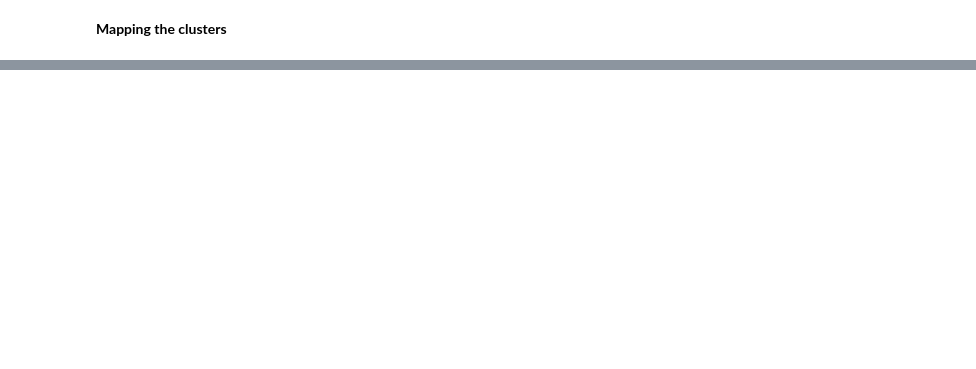
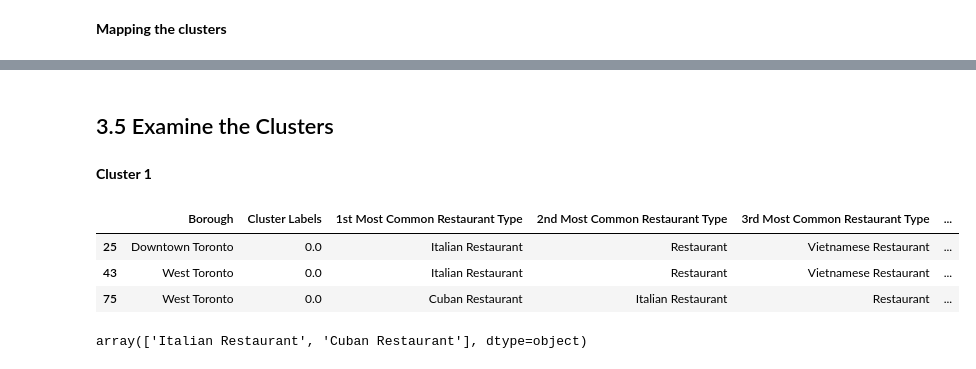
Before and after one commit to chikoungoun/IBM-Courses, a Jupyter notebook: Battle of the Neighborhoods/Battle of the neighborhoods Description of The problem Week 2.ipynb, the cells around one changed output, grey strips where cells are left out. Drawn from its saved outputs; the diff is of its cells as text; code cells hidden in the pictures; blank space fills up the shorter version.

```diff
--- a/Battle of the Neighborhoods/Battle of the neighborhoods Description of The problem Week 2.ipynb
+++ b/Battle of the Neighborhoods/Battle of the neighborhoods Description of The problem Week 2.ipynb
@@ -621 +650,17 @@ map_clusters
 [interactive output not drawn]
+# %% [markdown]
+## 3.5 Examine the Clusters
+# %% [markdown]
+**Cluster 1**
+# %%
+cluster1 = toronto_merged.loc[toronto_merged['Cluster Labels'] == 0,toronto_merged.columns[[1,2] + list(range(5, toronto_merged.shape[1]))]]
+cluster1
+# %% [output]
+|  | Borough | Cluster Labels | 1st Most Common Restaurant Type | 2nd Most Common Restaurant Type | 3rd Most Common Restaurant Type | ... |
+| 25 | Downtown Toronto | 0.0 | Italian Restaurant | Restaurant | Vietnamese Restaurant | ... |
+| 43 | West Toronto | 0.0 | Italian Restaurant | Restaurant | Vietnamese Restaurant | ... |
+| 75 | West Toronto | 0.0 | Cuban Restaurant | Italian Restaurant | Restaurant | ... |
+# %%
+cluster1['1st Most Common Restaurant Type'].unique()
+# %% [output]
+array(['Italian Restaurant', 'Cuban Restaurant'], dtype=object)
```
Also changed, not shown: parts of 54 cells of this notebook.
